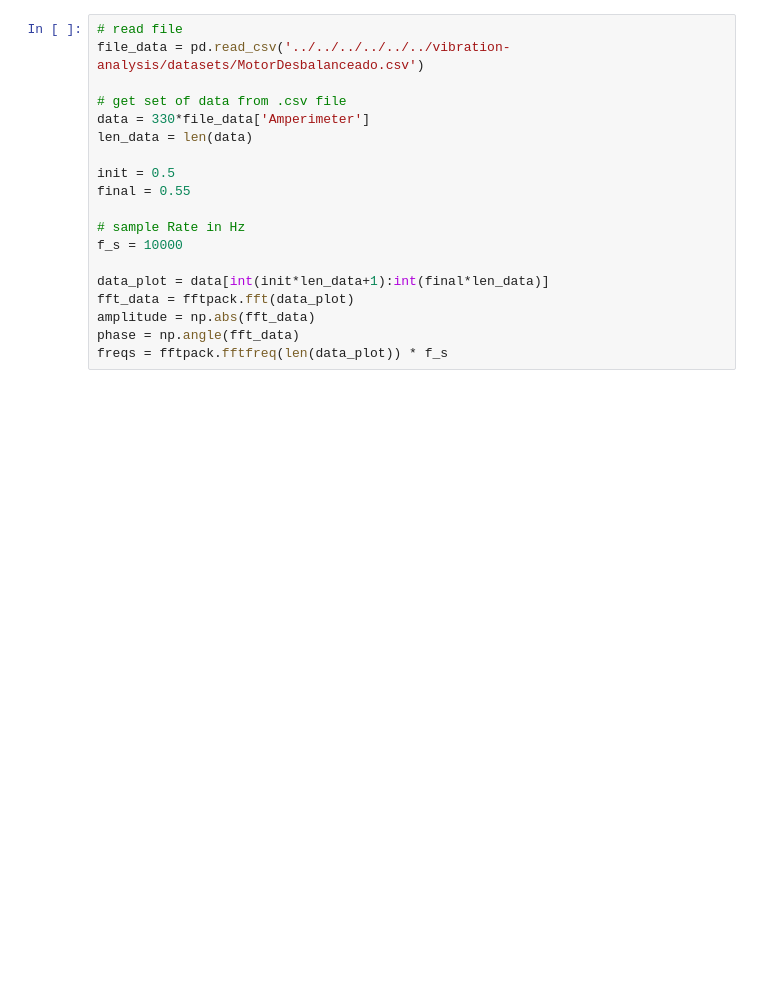
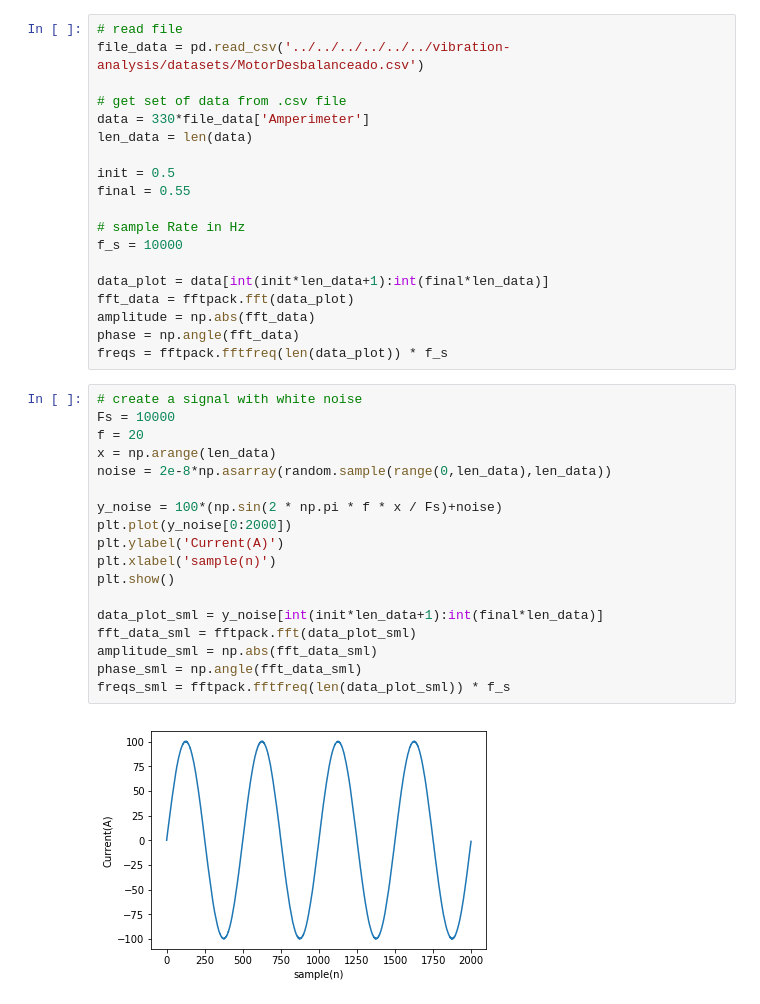
Before and after one commit to gpiaia/rogowski-coil-design, a Jupyter notebook: simulations/automatic_simulation.ipynb, the cells around one changed output. Drawn from its saved outputs; the diff is of its cells as text; blank space fills up the shorter version.

```diff
--- a/simulations/automatic_simulation.ipynb
+++ b/simulations/automatic_simulation.ipynb
@@ -90,6 +92,26 @@ fft_data = fftpack.fft(data_plot)
 amplitude = np.abs(fft_data)
 phase = np.angle(fft_data)
 freqs = fftpack.fftfreq(len(data_plot)) * f_s
+# %%
+# create a signal with white noise
+Fs = 10000
+f = 20
+x = np.arange(len_data)
+noise = 2e-8*np.asarray(random.sample(range(0,len_data),len_data))
+
+y_noise = 100*(np.sin(2 * np.pi * f * x / Fs)+noise)
+plt.plot(y_noise[0:2000])
+plt.ylabel('Current(A)')
+plt.xlabel('sample(n)')
+plt.show()
+
+data_plot_sml = y_noise[int(init*len_data+1):int(final*len_data)]
+fft_data_sml = fftpack.fft(data_plot_sml)
+amplitude_sml = np.abs(fft_data_sml)
+phase_sml = np.angle(fft_data_sml)
+freqs_sml = fftpack.fftfreq(len(data_plot_sml)) * f_s
+# %% [output]
+[figure, added]
 # %%
 # Calculates the Rogowski voltage from the product between Rogowski coil frequency response and
 # the currente imported from another sensor
```
Also changed, not shown: parts of 20 cells of this notebook, 22 other files.
